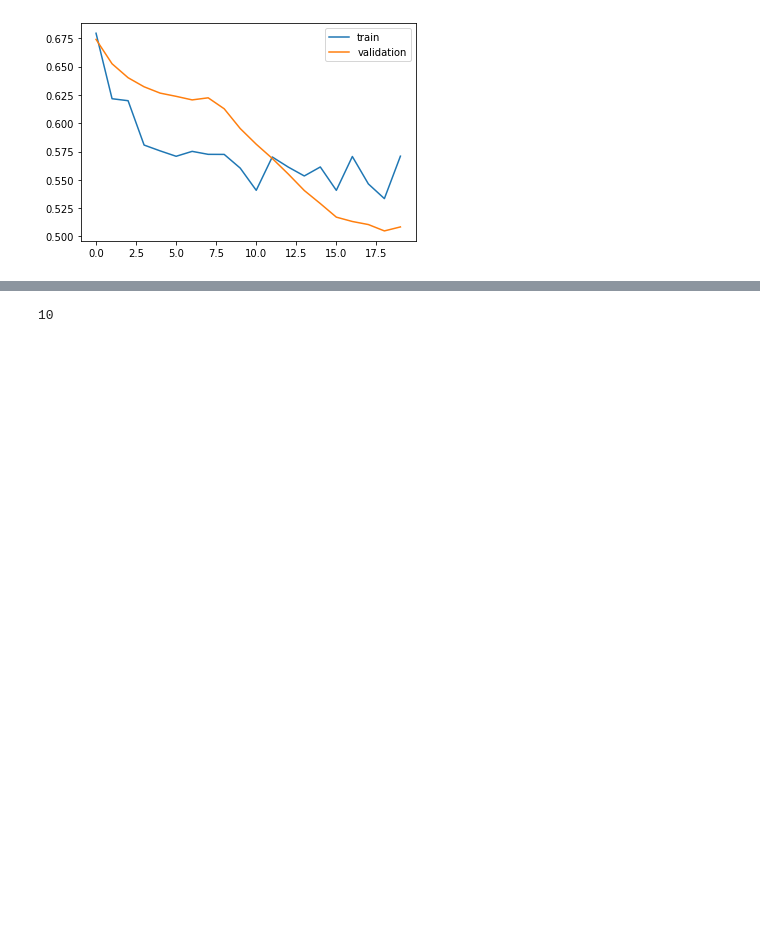
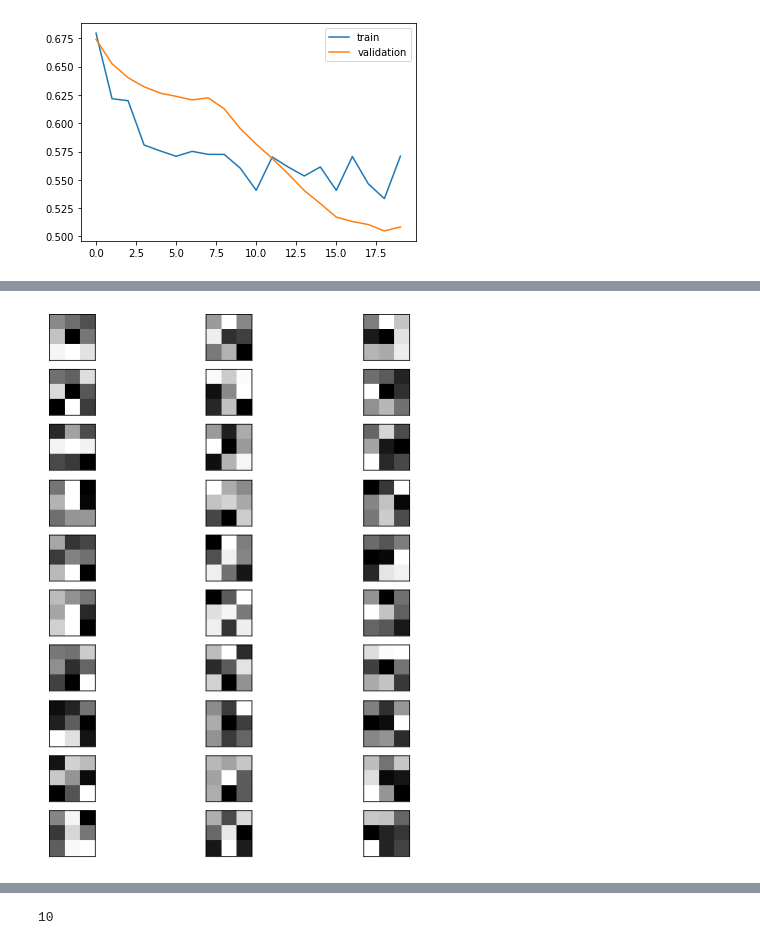
Before and after one commit to emilyolafson/3d-cnn, a Jupyter notebook: code/3dchaco_MSprediction_ohbm.ipynb, the cells around one changed output, grey strips where cells are left out. Cells and saved outputs as stored; diff of their text form; code cells hidden in the pictures; blank space fills up the shorter version.

```diff
--- a/code/3dchaco_MSprediction_ohbm.ipynb
+++ b/code/3dchaco_MSprediction_ohbm.ipynb
@@ -334,0 +350,21 @@ print(np.mean(roc_aucs))
+# %%
+from matplotlib import pyplot
+filters, biases=model.layers[1].get_weights() #get first conv layer
+f_min,f_max=filters.min(), filters.max()
+filters=(filters-f_min)/(f_max-f_min)#normalize to 0-1 for visualization
+
+
+n_filters, ix=10, 1
+
+#plot filters
+fig=plt.figure(figsize=(8,10))
+for i in range(n_filters):
+    f=filters[:,:,:,0,i]
+    for j in range(3):
+        ax=pyplot.subplot(10,3,ix)
+        ax.set_xticks([])
+        ax.set_yticks([])
+        pyplot.imshow(f[:,:,j], cmap="gray")
+        ix+=1
+# %% [output]
+[figure, added]
```
Also changed, not shown: parts of 5 cells of this notebook.
